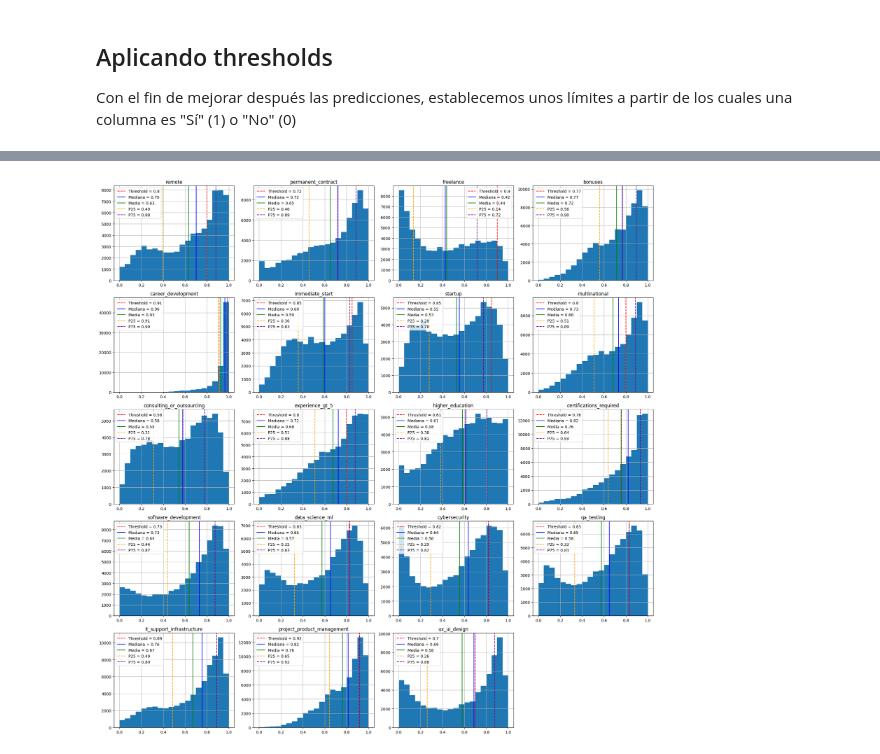
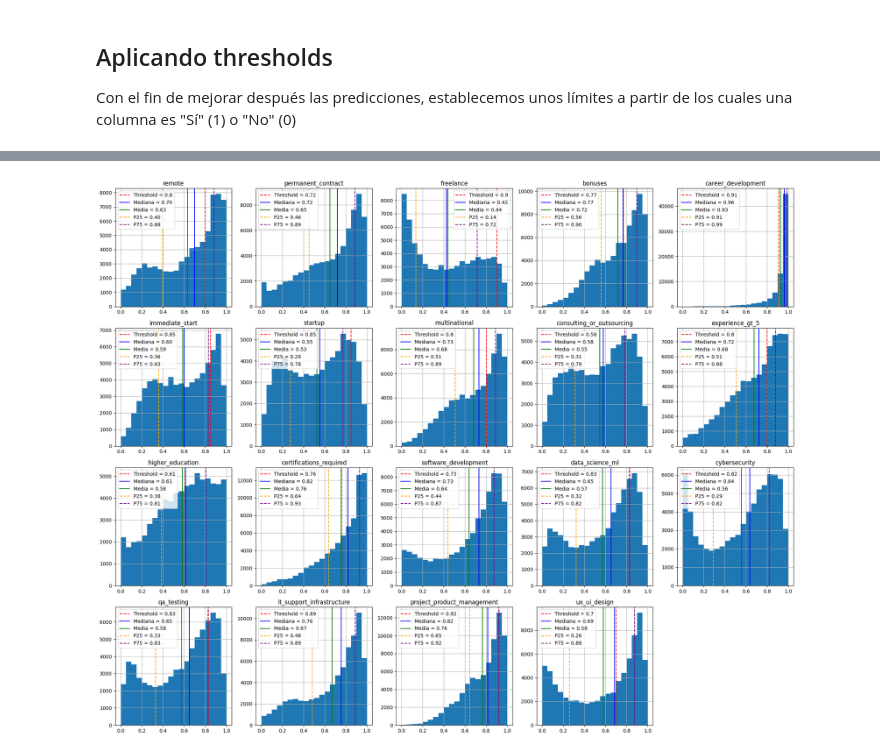
Before and after one commit to javier-senda/final-project, a Jupyter notebook: EDA/pre-EDA.ipynb, the cells around one changed output, grey strips where cells are left out. Cells and saved outputs as stored; diff of their text form; code cells hidden in the pictures.

```diff
--- a/EDA/pre-EDA.ipynb
+++ b/EDA/pre-EDA.ipynb
@@ -221,2 +185,2 @@ df["seniority"] = df.apply(determine_seniority, axis=1)
 # %%
-df.columns
+df.drop(columns=['intern', 'junior', 'lead', 'principal_or_manager', 'senior', 'cto'], inplace=True)
@@ -275,4 +241,4 @@ df = df.join(split_location)
 # %%
 df = df.drop('location_area', axis=1)
 # %%
-df["state"] = df["state"].replace("US", np.nan)
+df["state"] = df["state"].replace("US", "unknown")
@@ -345,5 +291,8 @@ dtype: float64
 # %%
 # Agregar líneas para media, percentil 25 y 75, además de mediana y threshold
+
+cols_per_row = 5
+rows = math.ceil(len(thresholds) / cols_per_row)
 
 fig, axes = plt.subplots(nrows=rows, ncols=cols_per_row, figsize=(20, rows * 4))
 axes = axes.flatten()
@@ -351,34 +300,34 @@ axes = axes.flatten()
 for idx, (col, thr) in enumerate(thresholds.items()):
     ax = axes[idx]
     df[col].hist(ax=ax, bins=20)
 
     # Threshold
     ax.axvline(x=thr, color='red', linestyle='--', label=f'Threshold = {thr}')
 
     # Estadísticas
     median_val = df[col].median()
     mean_val = df[col].mean()
     q25 = df[col].quantile(0.25)
     q50 = df[col].quantile(0.50)
     q75 = df[col].quantile(0.75)
 
 
     ax.axvline(x=median_val, color='blue', linestyle='-', label=f'Mediana = {median_val:.2f}')
     ax.axvline(x=mean_val, color='green', linestyle='-', label=f'Media = {mean_val:.2f}')
     ax.axvline(x=q25, color='orange', linestyle='--', label=f'P25 = {q25:.2f}')
     ax.axvline(x=q75, color='purple', linestyle='--', label=f'P75 = {q75:.2f}')
 
     ax.set_title(col)
     ax.legend()
 
 # Ocultar subplots vacíos
 for i in range(idx + 1, len(axes)):
     axes[i].axis('off')
 
 plt.tight_layout()
 plt.show()
 # %% [output]
-[figure, old version]
+[figure, new version]
 # %%
 thresholds = {
     'remote': 0.8,
```
Also changed, not shown: parts of 23 cells of this notebook.
